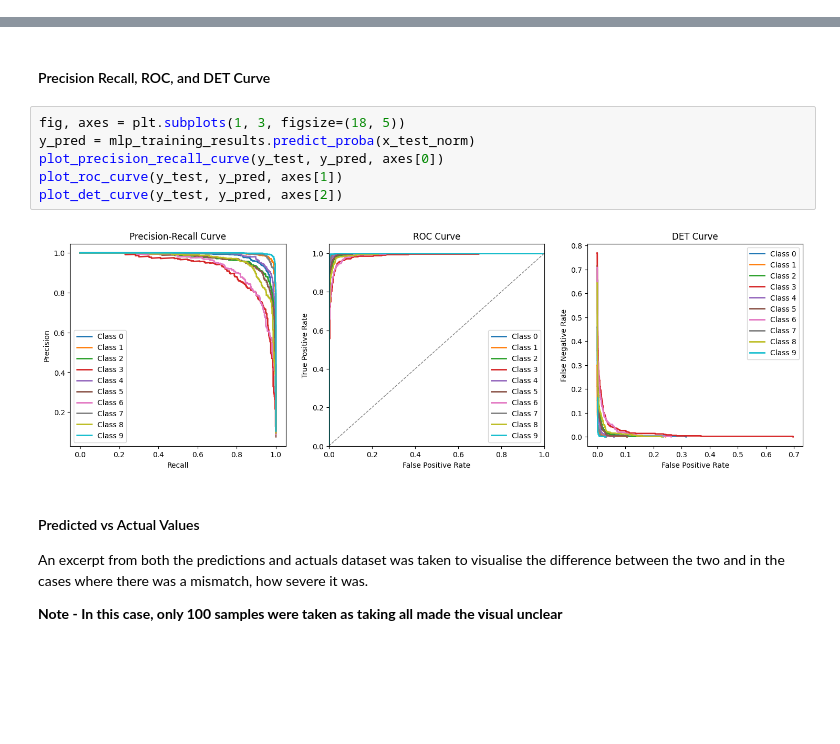
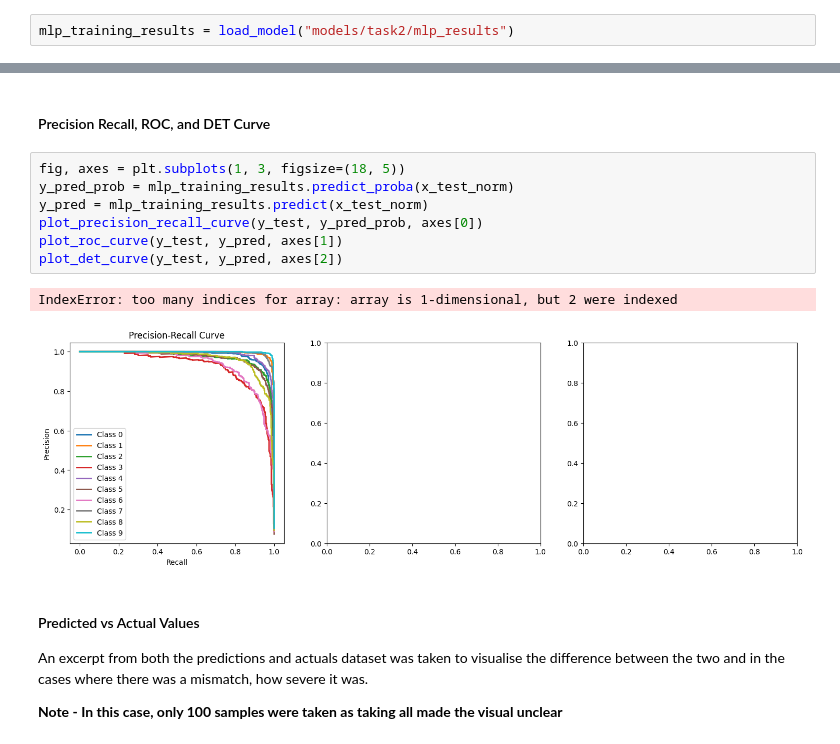
Before and after one commit to aym183/Satellite-Image-Classification, a Jupyter notebook: task2.ipynb, the cells around one changed output, grey strips where cells are left out. Cells and saved outputs as stored; diff of their text form; blank space fills up the shorter version.

```diff
--- a/task2.ipynb
+++ b/task2.ipynb
@@ -64,4 +64,6 @@ Std Deviation: 0.004406560073475232
 models/task2/mlp_results has the new model!
+# %%
+mlp_training_results = load_model("models/task2/mlp_results")
 # %% [markdown]
 ---
 ## Hyperparameter Optimisation
@@ -168,12 +165,14 @@ From the confusion matrix and split of metrics, it can be observed that the `Cla
 #### Precision Recall, ROC, and DET Curve
 # %%
 fig, axes = plt.subplots(1, 3, figsize=(18, 5))
-y_pred = mlp_training_results.predict_proba(x_test_norm)
-plot_precision_recall_curve(y_test, y_pred, axes[0])
+y_pred_prob = mlp_training_results.predict_proba(x_test_norm)
+y_pred = mlp_training_results.predict(x_test_norm)
+plot_precision_recall_curve(y_test, y_pred_prob, axes[0])
 plot_roc_curve(y_test, y_pred, axes[1])
 plot_det_curve(y_test, y_pred, axes[2])
 # %% [output]
+IndexError: too many indices for array: array is 1-dimensional, but 2 were indexed
-[figure, old version]
+[figure, new version]
 # %% [markdown]
 #### Predicted vs Actual Values
 
```
Also changed, not shown: parts of 18 cells of this notebook, 2 other files.
